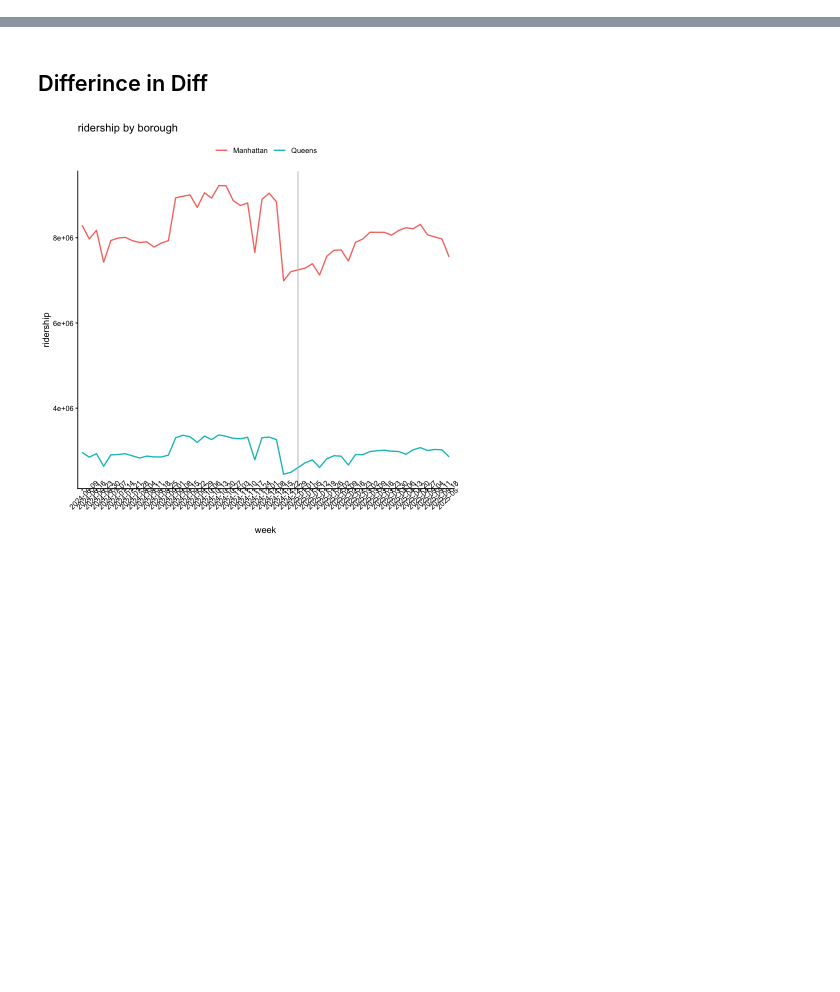
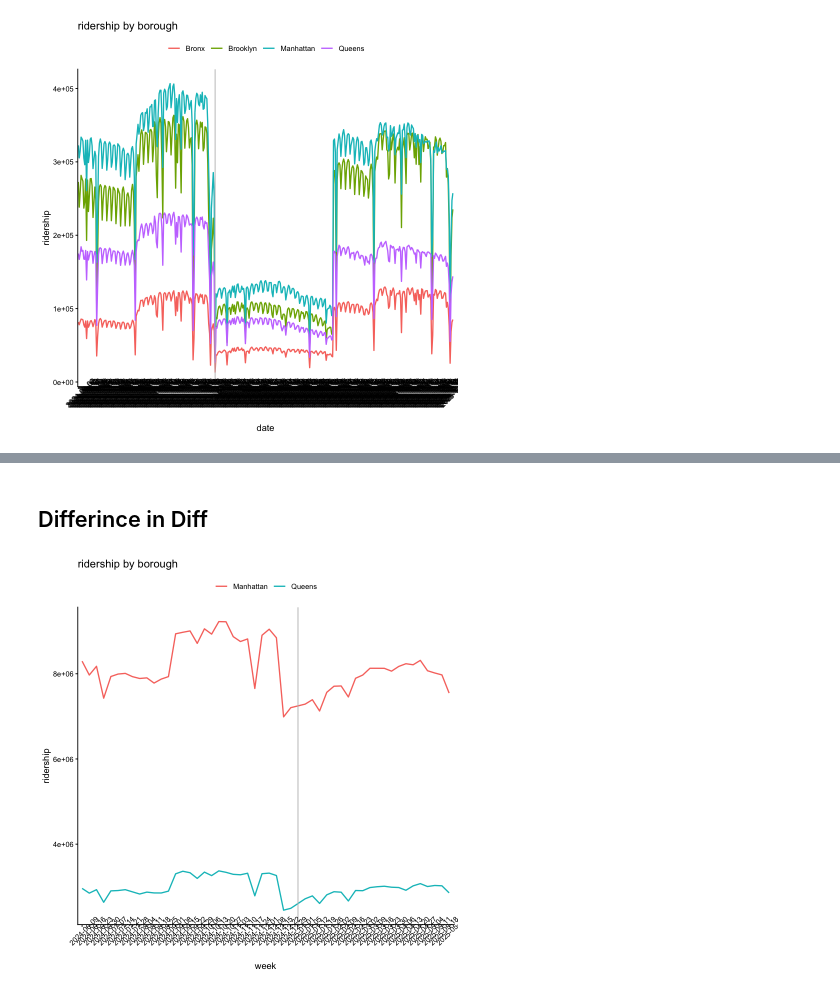
Before and after one commit to lily-harper/statsproject, a Jupyter notebook: 3_did _stuff.ipynb, the cells around one changed output, grey strips where cells are left out. Drawn from its saved outputs; the diff is of its cells as text; code cells hidden in the pictures; blank space fills up the shorter version.

```diff
--- a/3_did _stuff.ipynb
+++ b/3_did _stuff.ipynb
@@ -24,0 +31,11 @@ A data.frame: 6 × 6
+# %%
+df_daily |> filter(date > "2024-06-05" & date < "2025-12-31") |>
+ggplot(aes(x = date, y = ridership, group = borough, color = as.factor((borough)))) +
+    geom_line(lwd = .75) + theme_classic() +
+    theme(legend.position= "top",
+          legend.title = element_blank(),
+          axis.text.x = element_text(angle = 45)) +
+    geom_vline(xintercept = "2025-01-01", color = "grey") +
+    labs(title = "ridership by borough")
+# %% [output]
+[figure, added]
```
Also changed, not shown: parts of 6 cells of this notebook, 2 other files.
